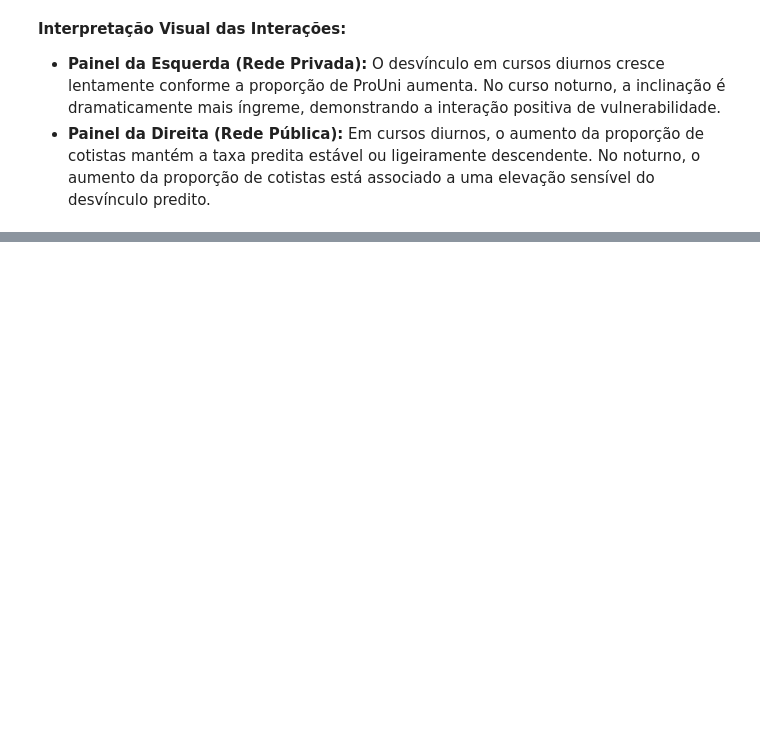
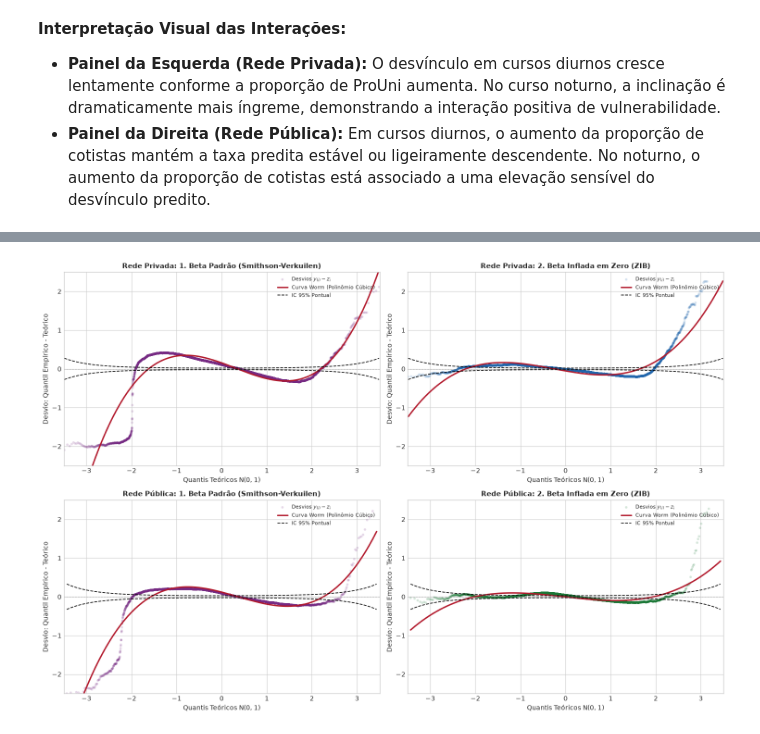
Before and after one commit to GustavoGarone/Datanautas-2026, a Jupyter notebook: notebooks/03_modelagem_regressao_beta.ipynb, the cells around one changed output, grey strips where cells are left out. Cells and saved outputs as stored; diff of their text form; code cells hidden in the pictures; blank space fills up the shorter version.

Commit message:
Modelos testados e EDA expandida e revisada

```diff
--- a/notebooks/03_modelagem_regressao_beta.ipynb
+++ b/notebooks/03_modelagem_regressao_beta.ipynb
@@ -328,0 +922,22 @@ plt.show()
+# %%
+# ==============================================================================
+# 8.4 Worm Plots Comparativos: Modelo Beta Padrão vs. Beta Inflada em Zero (ZIB)
+# ==============================================================================
+fig, axes = plt.subplots(2, 2, figsize=(15, 10))
+
+# Linha 1: Rede Privada
+plot_worm_chart(diag_priv['res_dict']['q_resid'], axes[0, 0],
+                title='Rede Privada: 1. Beta Padrão (Smithson-Verkuilen)', color='#762a83')
+plot_worm_chart(zib_priv['q_resid'], axes[0, 1],
+                title='Rede Privada: 2. Beta Inflada em Zero (ZIB)', color='#2166ac')
+
+# Linha 2: Rede Pública
+plot_worm_chart(diag_pub['res_dict']['q_resid'], axes[1, 0],
+                title='Rede Pública: 1. Beta Padrão (Smithson-Verkuilen)', color='#762a83')
+plot_worm_chart(zib_pub['q_resid'], axes[1, 1],
+                title='Rede Pública: 2. Beta Inflada em Zero (ZIB)', color='#1b7837')
+
+plt.tight_layout()
+plt.show()
+# %% [output]
+[figure, added]
```
Also changed, not shown: parts of 29 cells of this notebook, 5 other files.
